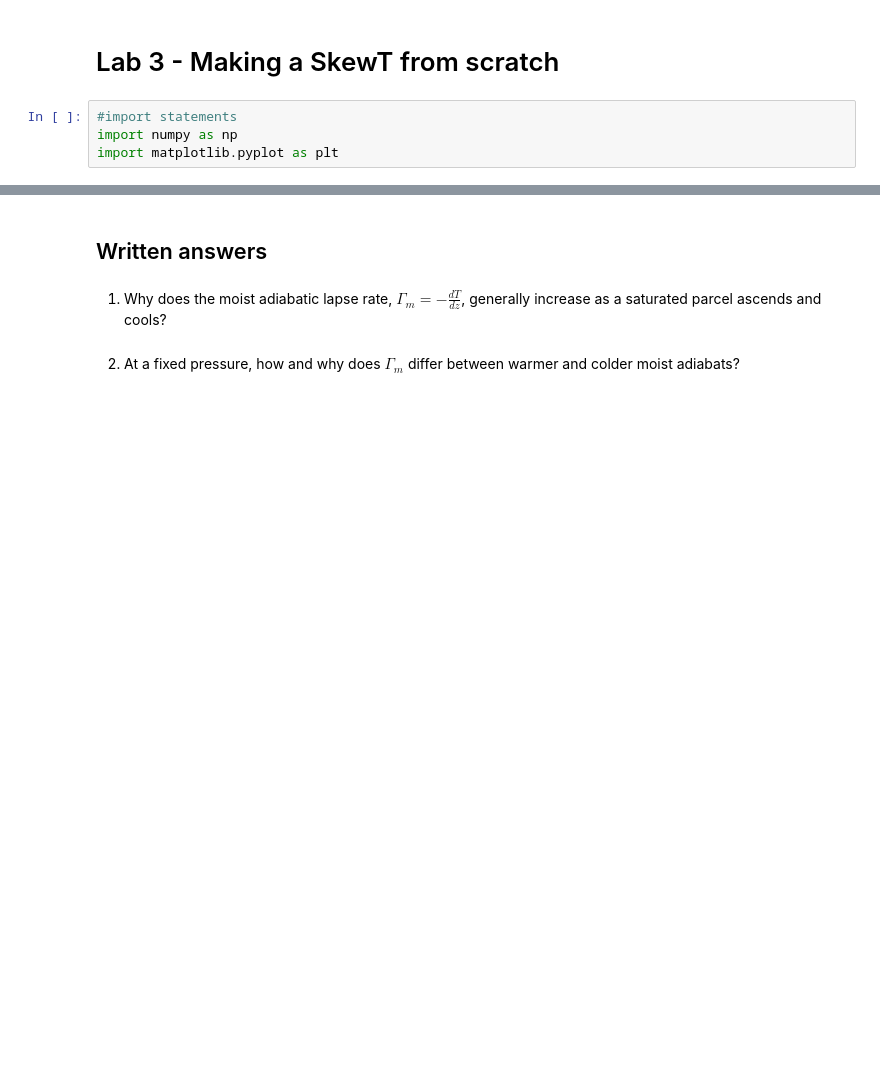
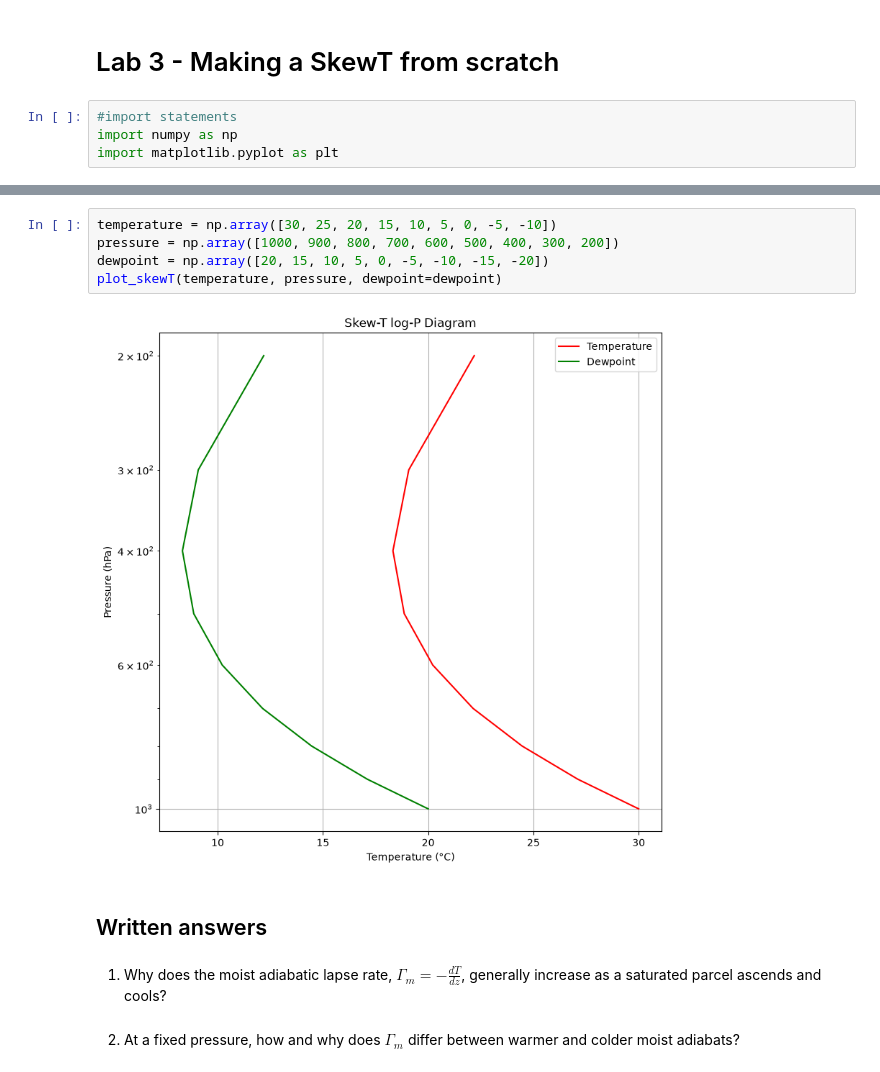
Before and after one commit to ejtrask/metr5003_fa26_trask, a Jupyter notebook: lab3.ipynb, the cells around one changed output, grey strips where cells are left out. Saved outputs shown, nothing was run; the diff lists cells and outputs as text; blank space fills up the shorter version.

Commit message:
Adding rough draft of skew t plotting function

```diff
--- a/lab3.ipynb
+++ b/lab3.ipynb
@@ -7,3 +87,10 @@ import matplotlib.pyplot as plt
+# %%
+temperature = np.array([30, 25, 20, 15, 10, 5, 0, -5, -10])
+pressure = np.array([1000, 900, 800, 700, 600, 500, 400, 300, 200])
+dewpoint = np.array([20, 15, 10, 5, 0, -5, -10, -15, -20])
+plot_skewT(temperature, pressure, dewpoint=dewpoint)
+# %% [output]
+[figure, added]
 # %% [markdown]
 ## Written answers
 # %% [markdown]
```
Also changed, not shown: parts of 2 cells of this notebook.
